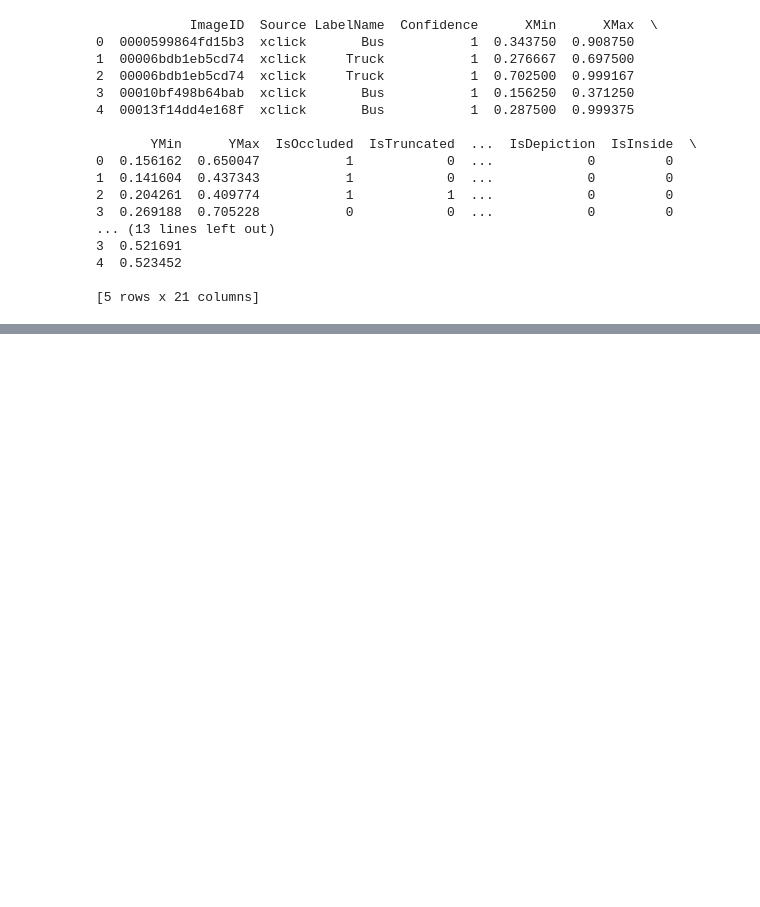
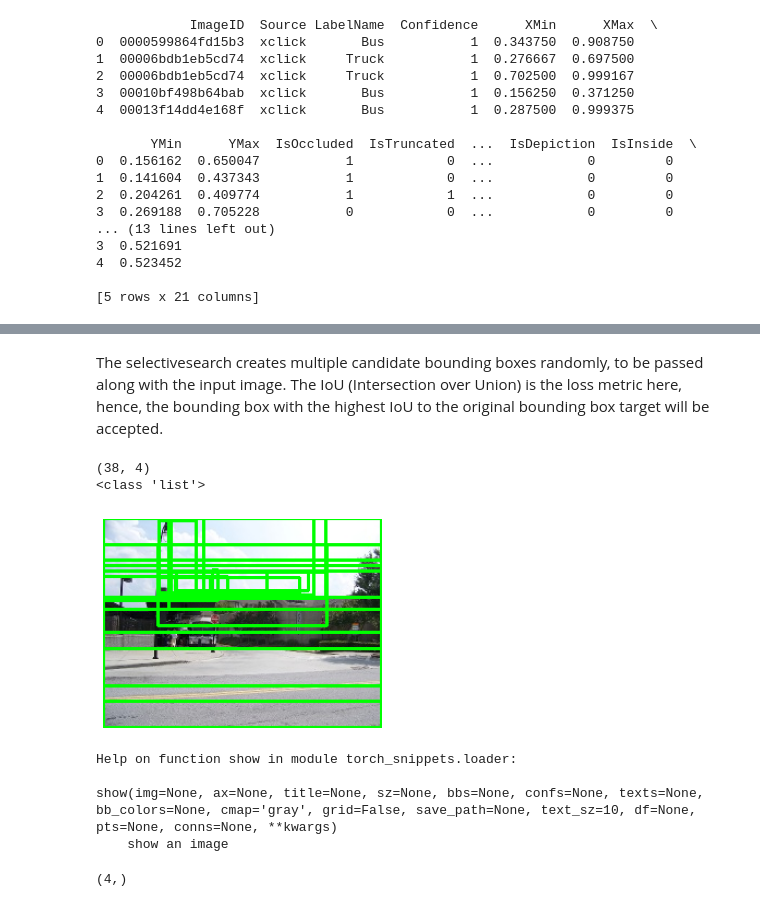
Before and after one commit to nsrinidhibhat/Computer-Vision-Projects, a Jupyter notebook: objectdetection-using-rcnn.ipynb, the cells around one changed output, grey strips where cells are left out. Cells and saved outputs as stored; diff of their text form; code cells hidden in the pictures; blank space fills up the shorter version.

```diff
--- a/objectdetection-using-rcnn.ipynb
+++ b/objectdetection-using-rcnn.ipynb
@@ -339,0 +108,23 @@ test_predictions(fpath)
+# %% [markdown]
+The selectivesearch creates multiple candidate bounding boxes randomly, to be passed along with the input image. The IoU (Intersection over Union) is the loss metric here, hence, the bounding box with the highest IoU to the original bounding box target will be accepted.
+# %%
+# Example of df[15]
+candidates = extract_candidates(im)
+print(np.shape(candidates))
+print(type(candidates))
+show(im, bbs = candidates)
+# %% [output]
+(38, 4)
+<class 'list'>
+[figure, added]
+# %%
+help(show)
+# %% [output]
+Help on function show in module torch_snippets.loader:
+
+show(img=None, ax=None, title=None, sz=None, bbs=None, confs=None, texts=None, bb_colors=None, cmap='gray', grid=False, save_path=None, text_sz=10, df=None, pts=None, conns=None, **kwargs)
+    show an image
+# %%
+np.shape(ds[15])
+# %% [output]
+(4,)
```
Also changed, not shown: parts of 43 cells of this notebook.
